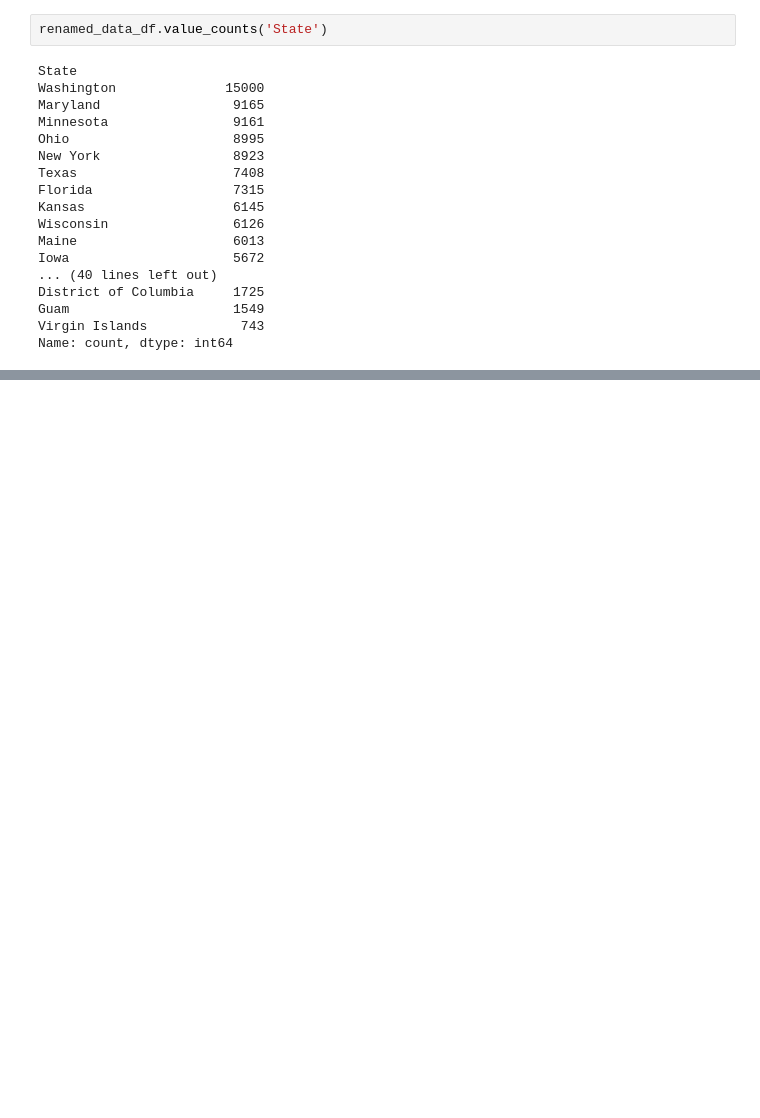
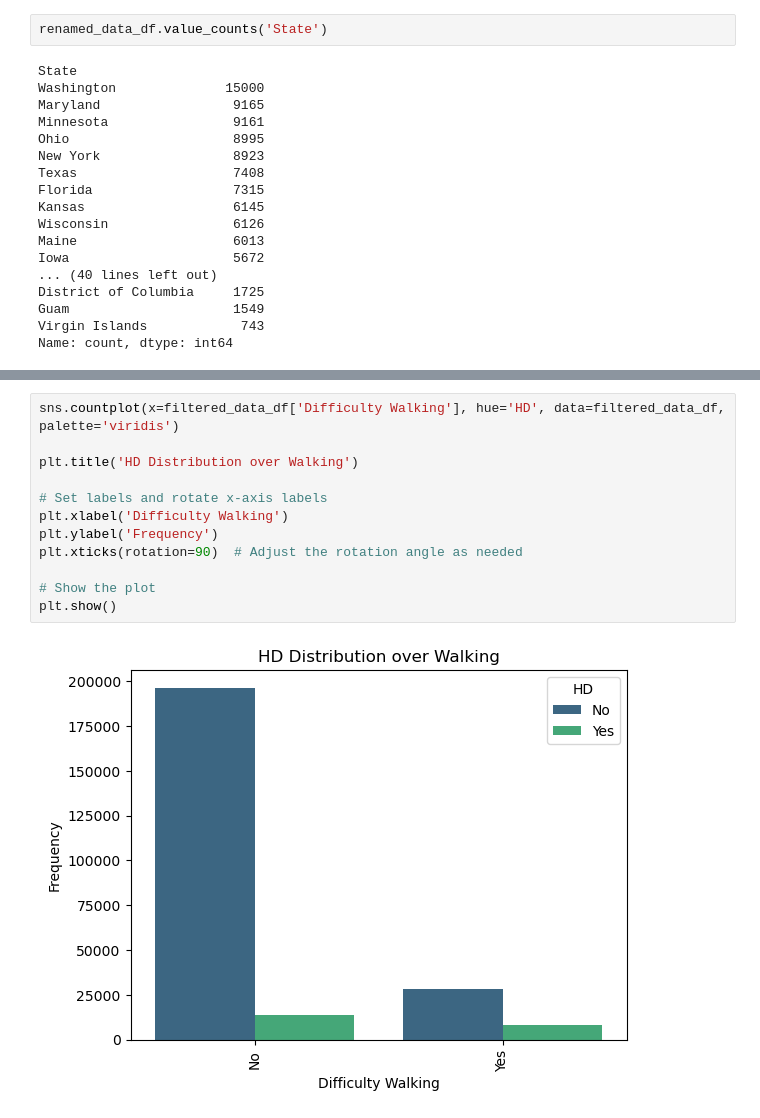
Before and after one commit to hotredcar/Project-1-Group-4, a Jupyter notebook: main.ipynb, the cells around one changed output, grey strips where cells are left out. Drawn from its saved outputs; the diff is of its cells as text; blank space fills up the shorter version.

```diff
--- a/main.ipynb
+++ b/main.ipynb
@@ -204,0 +301,14 @@ Name: count, dtype: int64
+# %%
+sns.countplot(x=filtered_data_df['Difficulty Walking'], hue='HD', data=filtered_data_df, palette='viridis')
+
+plt.title('HD Distribution over Walking')
+
+# Set labels and rotate x-axis labels
+plt.xlabel('Difficulty Walking')
+plt.ylabel('Frequency')
+plt.xticks(rotation=90)  # Adjust the rotation angle as needed
+
+# Show the plot
+plt.show()
+# %% [output]
+[figure, added]
```
Also changed, not shown: parts of 25 cells of this notebook.
